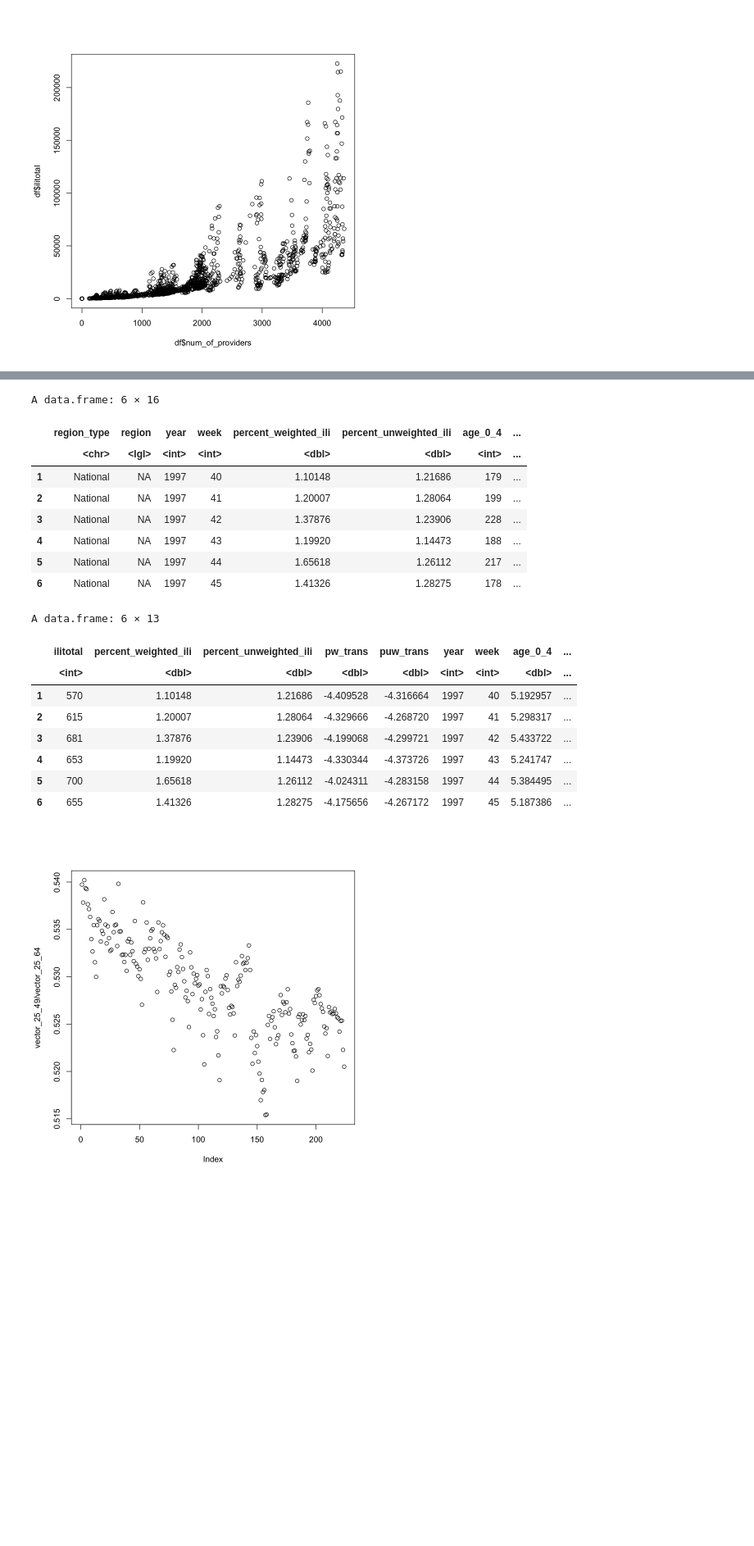
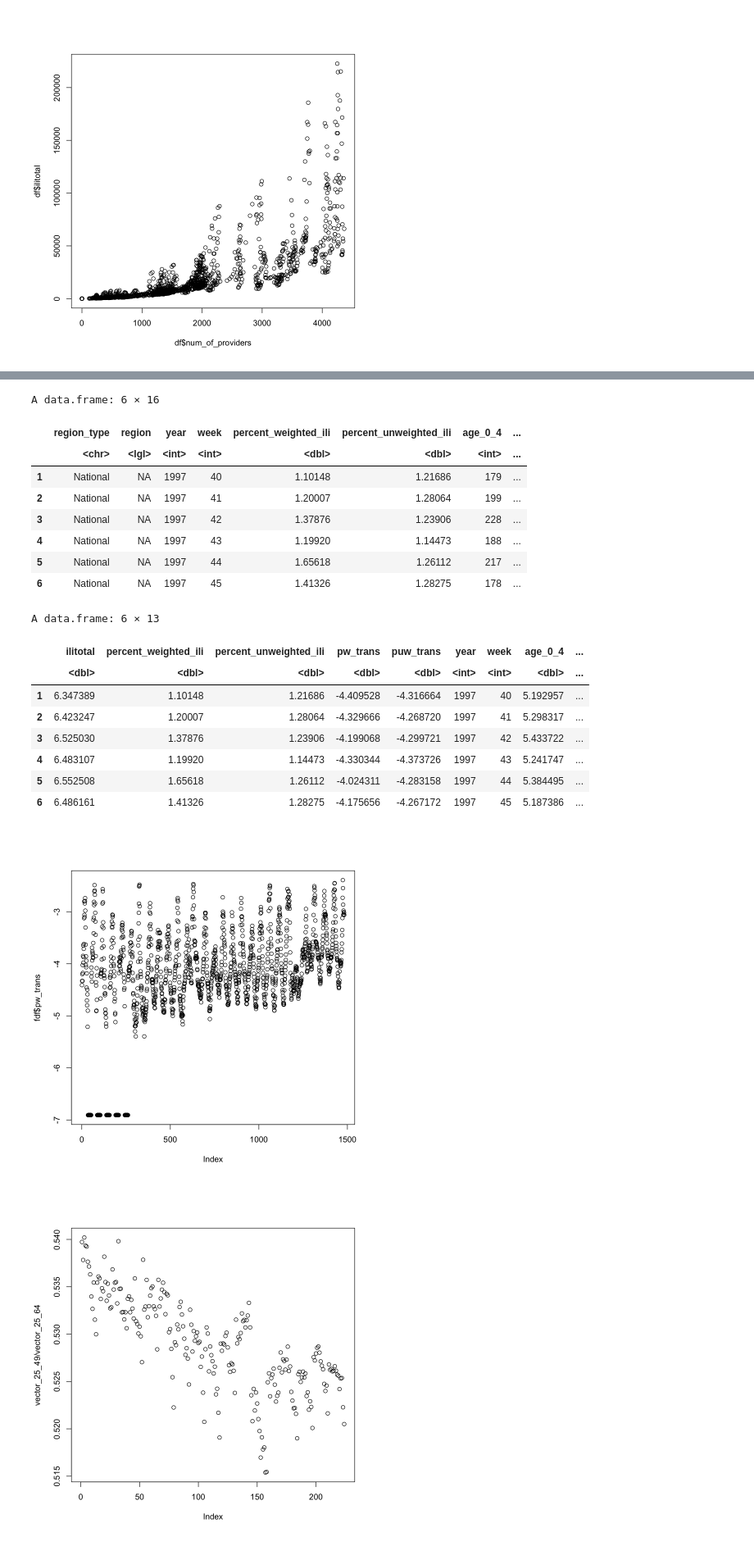
Before and after one commit to atlas0bh/stat443-project, a Jupyter notebook: data_cleaning.ipynb, the cells around one changed output, grey strips where cells are left out. Shown at 82% size. Cells and saved outputs as stored; diff of their text form; code cells hidden in the pictures; blank space fills up the shorter version.

```diff
--- a/data_cleaning.ipynb
+++ b/data_cleaning.ipynb
@@ -122,8 +122,6 @@ plot(df$num_of_providers,df$ilitotal)
 logp1 = function(x){
     return(log(x+1))
 }
-percentage_transform <- function(x){
-    return(log((x/100)/(1-x/100)))
-}
+
 # transformed_ili = percentage_t/ransform(df$percent_weighted_ili)
 # plot(transformed_ili)
@@ -139,46 +131,50 @@ percentage_transform <- function(x){
 # %%
 # Now lets just do the transforms
 df = read.csv("./data/fluview_clean/ilinet_clean.csv")
+source("transformations.R")
 head(df)
 fdf = data.frame(list(ilitotal = df$ilitotal))
-fdf$ilitotal = df$ilitotal
+
 fdf$percent_weighted_ili = df$percent_weighted_ili
 fdf$percent_unweighted_ili = df$percent_unweighted_ili
 fdf$pw_trans = percentage_transform(df$percent_weighted_ili+0.1)
 fdf$puw_trans = percentage_transform(df$percent_unweighted_ili+0.1)
 fdf$year = df$year
 fdf$week = df$week
 fdf$age_0_4 = logp1(df$age_0_4)
 fdf$age_5_24 = logp1(df$age_5_24)
 fdf$age_25_64 = logp1(df$age_25_64)
 fdf$age_25_64[is.na(df$age_25_64)] = logp1(df$age_25_49[is.na(df$age_25_64)]+df$age_50_64[is.na(df$age_25_64)])
 # fdf$age_25_49 = logp1(df$age_25_49)
 # fdf$age_50_64 = logp1(df$age_50_64)
 fdf$age_65 = logp1(df$age_65)
 fdf$num_of_providers =logp1(df$num_of_providers)
+fdf$ilitotal = logp1(df$ilitotal)
 fdf$non_ilitotal = logp1(df$total_patients-df$ilitotal)
 
 head(fdf)
 write.csv(fdf, "./data/fluview_clean/ilinet_final.csv", row.names = T)
+plot(fdf$pw_trans)
 # %% [output]
 A data.frame: 6 × 16
 |  | region_type | region | year | week | percent_weighted_ili | percent_unweighted_ili | age_0_4 | ... |
 |  | <chr> | <lgl> | <int> | <int> | <dbl> | <dbl> | <int> | ... |
 | 1 | National | NA | 1997 | 40 | 1.10148 | 1.21686 | 179 | ... |
 | 2 | National | NA | 1997 | 41 | 1.20007 | 1.28064 | 199 | ... |
 | 3 | National | NA | 1997 | 42 | 1.37876 | 1.23906 | 228 | ... |
 | 4 | National | NA | 1997 | 43 | 1.19920 | 1.14473 | 188 | ... |
 | 5 | National | NA | 1997 | 44 | 1.65618 | 1.26112 | 217 | ... |
 | 6 | National | NA | 1997 | 45 | 1.41326 | 1.28275 | 178 | ... |
 A data.frame: 6 × 13
 |  | ilitotal | percent_weighted_ili | percent_unweighted_ili | pw_trans | puw_trans | year | week | age_0_4 | ... |
-|  | <int> | <dbl> | <dbl> | <dbl> | <dbl> | <int> | <int> | <dbl> | ... |
-| 1 | 570 | 1.10148 | 1.21686 | -4.409528 | -4.316664 | 1997 | 40 | 5.192957 | ... |
-| 2 | 615 | 1.20007 | 1.28064 | -4.329666 | -4.268720 | 1997 | 41 | 5.298317 | ... |
-| 3 | 681 | 1.37876 | 1.23906 | -4.199068 | -4.299721 | 1997 | 42 | 5.433722 | ... |
-| 4 | 653 | 1.19920 | 1.14473 | -4.330344 | -4.373726 | 1997 | 43 | 5.241747 | ... |
-| 5 | 700 | 1.65618 | 1.26112 | -4.024311 | -4.283158 | 1997 | 44 | 5.384495 | ... |
-| 6 | 655 | 1.41326 | 1.28275 | -4.175656 | -4.267172 | 1997 | 45 | 5.187386 | ... |
+|  | <dbl> | <dbl> | <dbl> | <dbl> | <dbl> | <int> | <int> | <dbl> | ... |
+| 1 | 6.347389 | 1.10148 | 1.21686 | -4.409528 | -4.316664 | 1997 | 40 | 5.192957 | ... |
+| 2 | 6.423247 | 1.20007 | 1.28064 | -4.329666 | -4.268720 | 1997 | 41 | 5.298317 | ... |
+| 3 | 6.525030 | 1.37876 | 1.23906 | -4.199068 | -4.299721 | 1997 | 42 | 5.433722 | ... |
+| 4 | 6.483107 | 1.19920 | 1.14473 | -4.330344 | -4.373726 | 1997 | 43 | 5.241747 | ... |
+| 5 | 6.552508 | 1.65618 | 1.26112 | -4.024311 | -4.283158 | 1997 | 44 | 5.384495 | ... |
+| 6 | 6.486161 | 1.41326 | 1.28275 | -4.175656 | -4.267172 | 1997 | 45 | 5.187386 | ... |
+[figure, added]
 # %%
 # We need to explore one more relationship that is the relationship after 2009 week 40 between the number of age_25_49 to age_25_64
 # This is because
```
Also changed, not shown: parts of 4 cells of this notebook, 20 other files.
